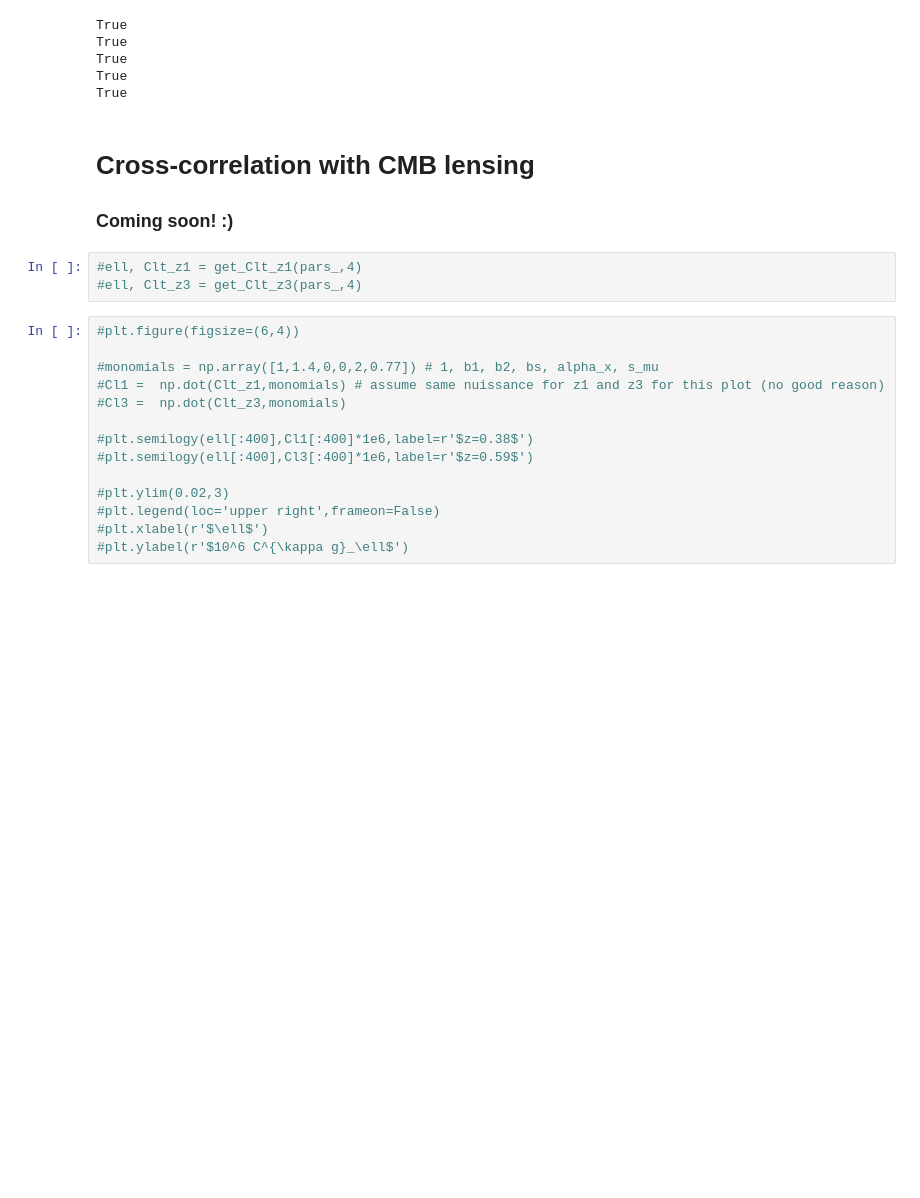
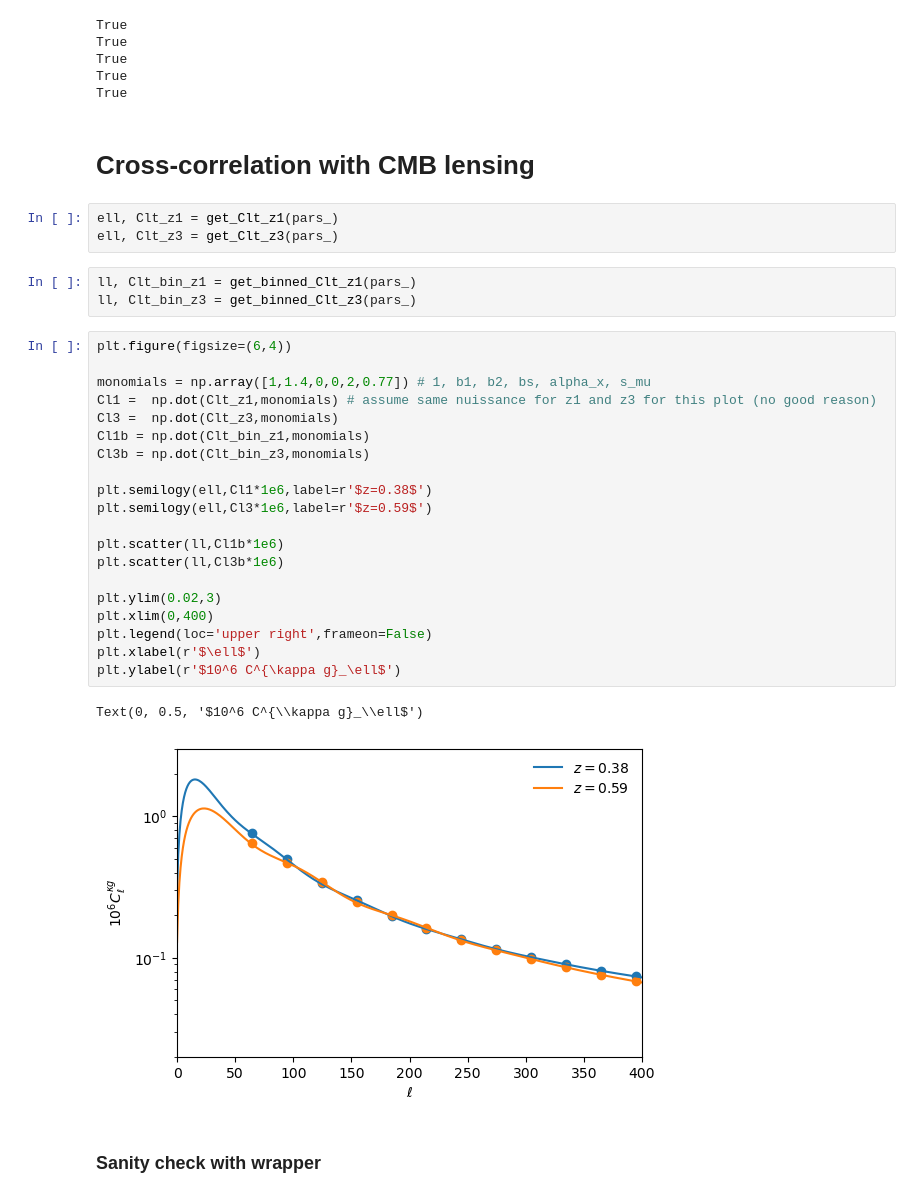
Before and after one commit to NoahSailer/for_marco, a Jupyter notebook: Example.ipynb, the cells around one changed output. Cells and saved outputs as stored; diff of their text form; blank space fills up the shorter version.

```diff
--- a/Example.ipynb
+++ b/Example.ipynb
@@ -106,22 +106,34 @@ True
 True
 # %% [markdown]
 # Cross-correlation with CMB lensing
-
-### Coming soon! :)
 # %%
-#ell, Clt_z1 = get_Clt_z1(pars_,4)
-#ell, Clt_z3 = get_Clt_z3(pars_,4)
+ell, Clt_z1 = get_Clt_z1(pars_)
+ell, Clt_z3 = get_Clt_z3(pars_)
+# %%
+ll, Clt_bin_z1 = get_binned_Clt_z1(pars_)
+ll, Clt_bin_z3 = get_binned_Clt_z3(pars_)
 # %%
-#plt.figure(figsize=(6,4))
+plt.figure(figsize=(6,4))
 
-#monomials = np.array([1,1.4,0,0,2,0.77]) # 1, b1, b2, bs, alpha_x, s_mu
-#Cl1 =  np.dot(Clt_z1,monomials) # assume same nuissance for z1 and z3 for this plot (no good reason)
-#Cl3 =  np.dot(Clt_z3,monomials)
+monomials = np.array([1,1.4,0,0,2,0.77]) # 1, b1, b2, bs, alpha_x, s_mu
+Cl1 =  np.dot(Clt_z1,monomials) # assume same nuissance for z1 and z3 for this plot (no good reason)
+Cl3 =  np.dot(Clt_z3,monomials)
+Cl1b = np.dot(Clt_bin_z1,monomials)
+Cl3b = np.dot(Clt_bin_z3,monomials)
 
-#plt.semilogy(ell[:400],Cl1[:400]*1e6,label=r'$z=0.38$')
-#plt.semilogy(ell[:400],Cl3[:400]*1e6,label=r'$z=0.59$')
+plt.semilogy(ell,Cl1*1e6,label=r'$z=0.38$')
+plt.semilogy(ell,Cl3*1e6,label=r'$z=0.59$')
 
-#plt.ylim(0.02,3)
-#plt.legend(loc='upper right',frameon=False)
-#plt.xlabel(r'$\ell$')
-#plt.ylabel(r'$10^6 C^{\kappa g}_\ell$')
+plt.scatter(ll,Cl1b*1e6)
+plt.scatter(ll,Cl3b*1e6)
+
+plt.ylim(0.02,3)
+plt.xlim(0,400)
+plt.legend(loc='upper right',frameon=False)
+plt.xlabel(r'$\ell$')
+plt.ylabel(r'$10^6 C^{\kappa g}_\ell$')
+# %% [output]
+Text(0, 0.5, '$10^6 C^{\\kappa g}_\\ell$')
+[figure, added]
+# %% [markdown]
+### Sanity check with wrapper
```
Also changed, not shown: parts of 6 cells of this notebook, 8 other files.
